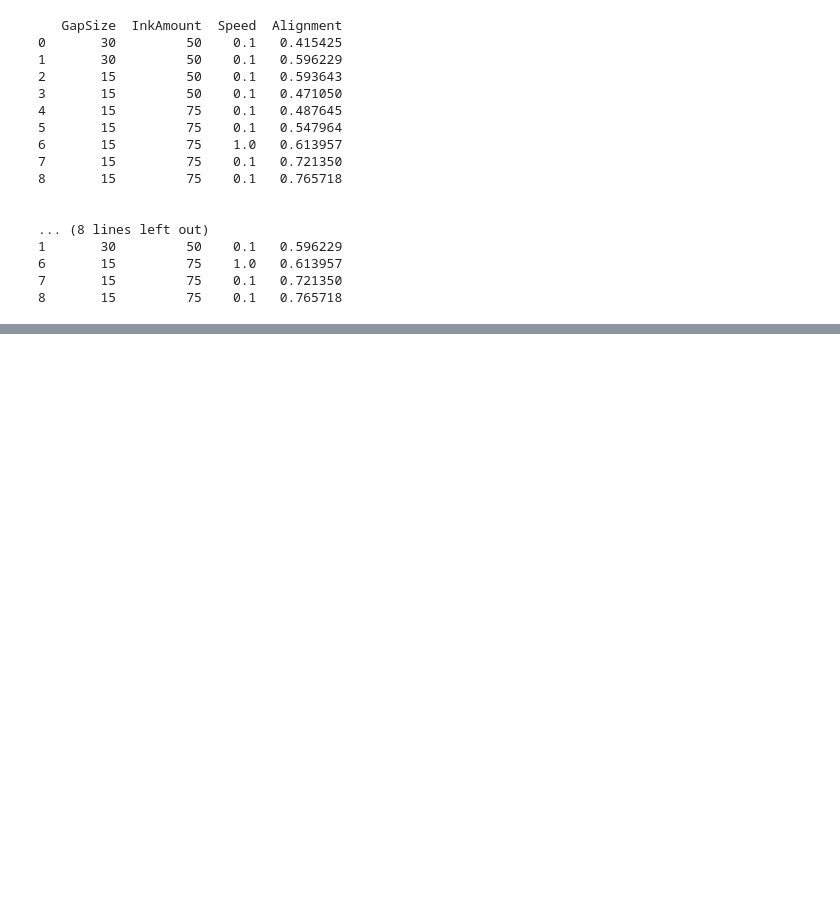
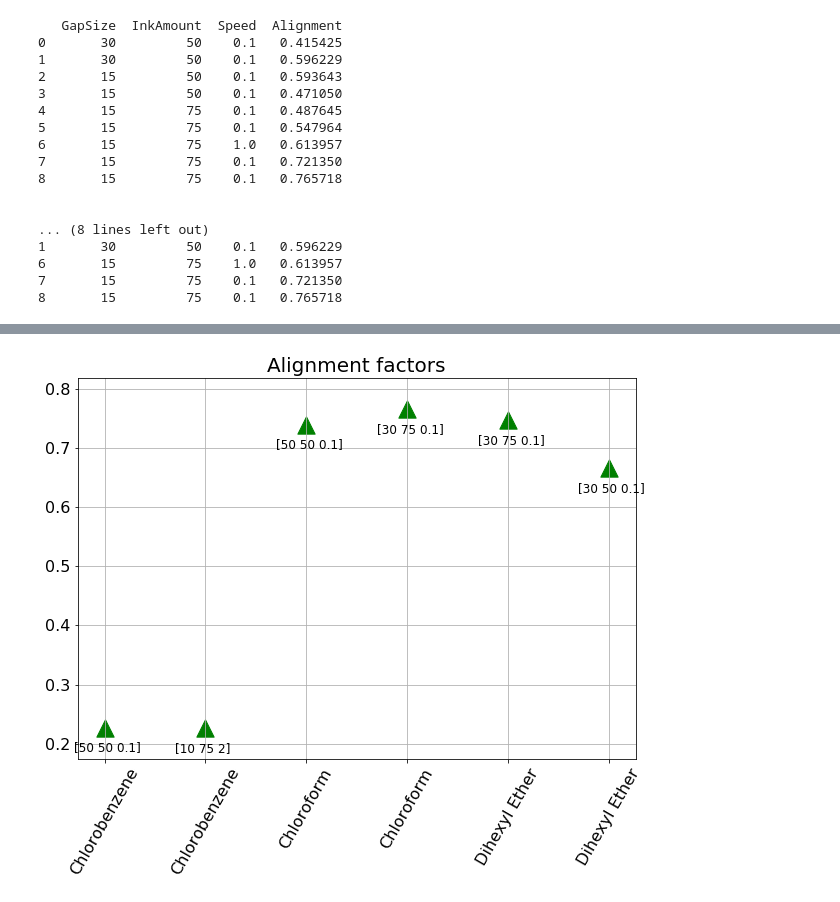
Before and after one commit to Pezzan/BettysThesis, a Jupyter notebook: plotAlignFactors.ipynb, the cells around one changed output, grey strips where cells are left out. Drawn from its saved outputs; the diff is of its cells as text; code cells hidden in the pictures; blank space fills up the shorter version.

```diff
--- a/plotAlignFactors.ipynb
+++ b/plotAlignFactors.ipynb
@@ -52,7 +52,9 @@ print(sortedadf)
 7       15         75    0.1   0.721350
 8       15         75    0.1   0.765718
 # %%
-namesVec = ['1245TCB_CB', '135TBB_CB', '123TCB_CB', '1234TCB_CB', 'HMB_CB']
+#namesVec = ['1245TCB_CB', '135TBB_CB', '123TCB_CB', '1234TCB_CB', 'HMB_CB']
+namesVec = ['135TCB_CB', '135TCB_chcl3', '135TCB_diheth', '135TCB_2oct', '135TCB_2dec', '135TCB_4eth']
+
 DF = pd.DataFrame()
 
 for name in namesVec:
@@ -69,7 +71,7 @@ for name in namesVec:
     minVec = np.delete(minVec, np.where(minVec == np.min(minVec)))
     second = adf.loc[adf['Alignment'] == np.min(minVec)]
     second['Name'] = name
-    DF = DF.append(second, ignore_index=True)
+    #DF = DF.append(second, ignore_index=True)
 
 #DF = DF.set_index('Name')
 print(DF)
@@ -77,0 +95,25 @@ FileNotFoundError: [Errno 2] No such file or directory: 'notebook_1245TCB_CB.db'
+# %%
+plt.figure(figsize=(10,7))
+#xs = [0, 0, 1, 1, 2, 2, 3, 3, 4, 4, 5, 5]
+xs = np.arange(6)
+plt.scatter(xs, DF['Alignment'],  marker='^', s=300, color='g')
+my_xticks = ['Chlorobenzene', 'Chlorobenzene', 'Chloroform',
+             'Chloroform', 'Dihexyl Ether', 'Dihexyl Ether',
+             '2-Octanone', '2-Octanone', '2-Decanone', '2-Decanone',
+             '4-Ethylcyclohexane', '4-Ethylcyclohexane']
+plt.xticks(xs, my_xticks, rotation=60, fontsize=16)
+plt.yticks(fontsize=16)
+plt.title('Alignment factors', fontsize=20)
+i = 0
+for i in range(len(xs)):
+    s = '[%d %d %.2g]' % (DF['GapSize'][i], DF['InkAmount'][i], DF['Speed'][i])
+    if i % 2 == 0:
+        de = 0.04
+    else: de = 0.04
+    plt.text(xs[i] - 0.3, DF['Alignment'][i] - de, s, fontsize=12)
+    i += 1
+plt.grid()
+plt.savefig('figures/AlignFactor2.png')
+plt.show()
+# %% [output]
+[figure, added]
```
Also changed, not shown: parts of 7 cells of this notebook, 5 other files.
